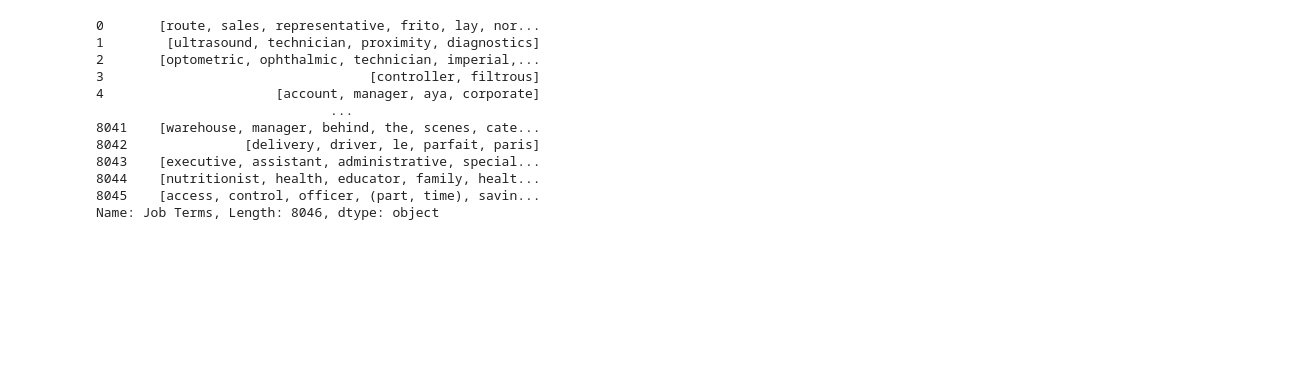
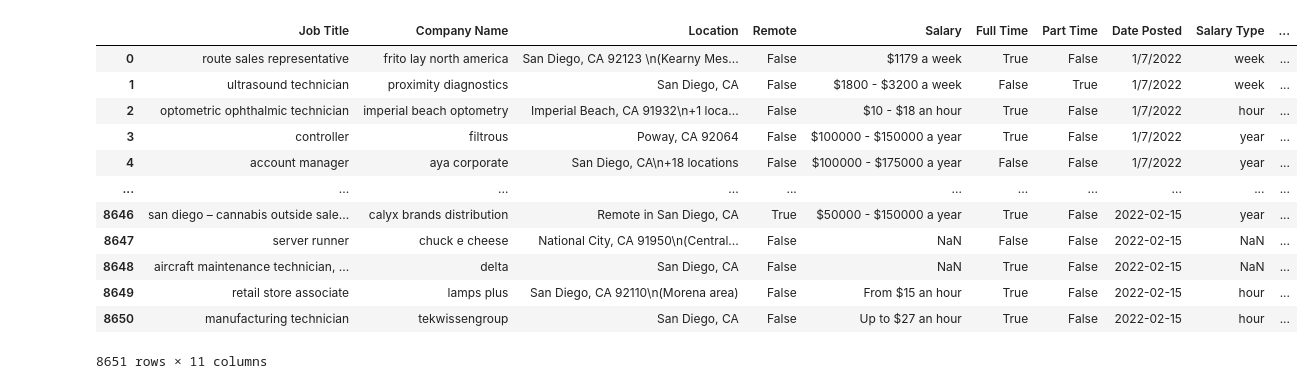
Before and after one commit to ron-sandag/job_postings, a Jupyter notebook: Jupyter Notebooks/Job Sector Feature Engineering.ipynb, the cells around one changed output. Saved outputs shown, nothing was run; the diff lists cells and outputs as text; code cells hidden in the pictures; blank space fills up the shorter version.

```diff
--- a/Jupyter Notebooks/Job Sector Feature Engineering.ipynb
+++ b/Jupyter Notebooks/Job Sector Feature Engineering.ipynb
@@ -541,5 +504,6 @@ job_sector_dict = {
 }
 # %%
 # Set the Job Sector column
-df["Job Sector"] = ''
-df["Job Sector"] = df["Job Sector"].apply(list)
+df["Job Sector Score"] = ''
+df["Job Sector Score"] = df["Job Sector Score"].apply(dict)
+print(df)
@@ -545,0 +528,11 @@ df["Job Sector"] = df["Job Sector"].apply(list)
+# %%
+# TEMP TESTING A THING
+
+job_terms = ['server', 'runner', 'chuck', 'e', 'cheese']
+
+print('server' in job_terms)
+
+#mask = (df['Job Terms'].str.contains("public"))
+#df[df['Job Terms'].str.contains('route')]
+mask = df["Job Terms"].str.contains("route")
+print(mask)
@@ -547,13 +554,15 @@ df["Job Sector"] = df["Job Sector"].apply(list)
 def find_and_input_job_sector(job_sector_dict, df):
     for keyword, job_sector in job_sector_dict.items():
         # Find job postings based on job title or company name containing a keyword
-        mask = (df["Job Title"].str.contains(keyword) | df["Company Name"].str.contains(keyword))
+        mask = (df["Job Terms"].str.contains(" " + keyword + " "))
 
         # Fill in the job sector based on the criteria above
 
-        for cell in df.loc[mask, 'Job Sector']:
+        for cell in df.loc[mask, 'Job Sector Score']:
             if job_sector not in cell:
-                cell.append(job_sector)
+                cell.update({job_sector : 1})
+            else:
+                cell[job_sector] += 1
     return df
 # %%
 df = find_and_input_job_sector(job_sector_dict, df)
@@ -575,19 +587,35 @@ Name: Job Sector, Length: 8046, dtype: object
 # %%
 # Remove the Job Terms column
-df.pop('Job Terms')
+df.drop(['Job Terms'], axis=1, inplace=True)
-# %% [output]
-0       [route, sales, representative, frito, lay, nor...
-1        [ultrasound, technician, proximity, diagnostics]
-2       [optometric, ophthalmic, technician, imperial,...
-3                                  [controller, filtrous]
-4                      [account, manager, aya, corporate]
-                              ...
-8041    [warehouse, manager, behind, the, scenes, cate...
-8042               [delivery, driver, le, parfait, paris]
-8043    [executive, assistant, administrative, special...
-8044    [nutritionist, health, educator, family, healt...
-8045    [access, control, officer, (part, time), savin...
-Name: Job Terms, Length: 8046, dtype: object
+# %%
+def get_job_sector(row):
+    job_scores_dict = row.loc['Job Sector Score']
+
+    if job_scores_dict:
+        return max(job_scores_dict, key=job_scores_dict.get)
+    else:
+        return None
+
+df['Job Sector'] = df.apply(lambda row: get_job_sector(row), axis=1)
+
+# Drop the Job Sector Score column
+df.drop(['Job Sector Score'], axis=1, inplace=True)
+
+display(df)
+# %% [output]
+|  | Job Title | Company Name | Location | Remote | Salary | Full Time | Part Time | Date Posted | Salary Type | ... |
+| 0 | route sales representative | frito lay north america | San Diego, CA 92123 \n(Kearny Mes... | False | $1179 a week | True | False | 1/7/2022 | week | ... |
+| 1 | ultrasound technician | proximity diagnostics | San Diego, CA | False | $1800 - $3200 a week | False | True | 1/7/2022 | week | ... |
+| 2 | optometric ophthalmic technician | imperial beach optometry | Imperial Beach, CA 91932\n+1 loca... | False | $10 - $18 an hour | True | False | 1/7/2022 | hour | ... |
+| 3 | controller | filtrous | Poway, CA 92064 | False | $100000 - $150000 a year | True | False | 1/7/2022 | year | ... |
+| 4 | account manager | aya corporate | San Diego, CA\n+18 locations | False | $100000 - $175000 a year | False | False | 1/7/2022 | year | ... |
+| ... | ... | ... | ... | ... | ... | ... | ... | ... | ... | ... |
+| 8646 | san diego – cannabis outside sale... | calyx brands distribution | Remote in San Diego, CA | True | $50000 - $150000 a year | True | False | 2022-02-15 | year | ... |
+| 8647 | server runner | chuck e cheese | National City, CA 91950\n(Central... | False | NaN | False | False | 2022-02-15 | NaN | ... |
+| 8648 | aircraft maintenance technician, ... | delta | San Diego, CA | False | NaN | True | False | 2022-02-15 | NaN | ... |
+| 8649 | retail store associate | lamps plus | San Diego, CA 92110\n(Morena area) | False | From $15 an hour | True | False | 2022-02-15 | hour | ... |
+| 8650 | manufacturing technician | tekwissengroup | San Diego, CA | False | Up to $27 an hour | True | False | 2022-02-15 | hour | ... |
+8651 rows × 11 columns
 # %%
 # Save this data
 df.to_csv('../Data/Job_Posting_Data_with_Job_Sectors.csv', index=False)
```
Also changed, not shown: parts of 10 cells of this notebook, 20 other files.
